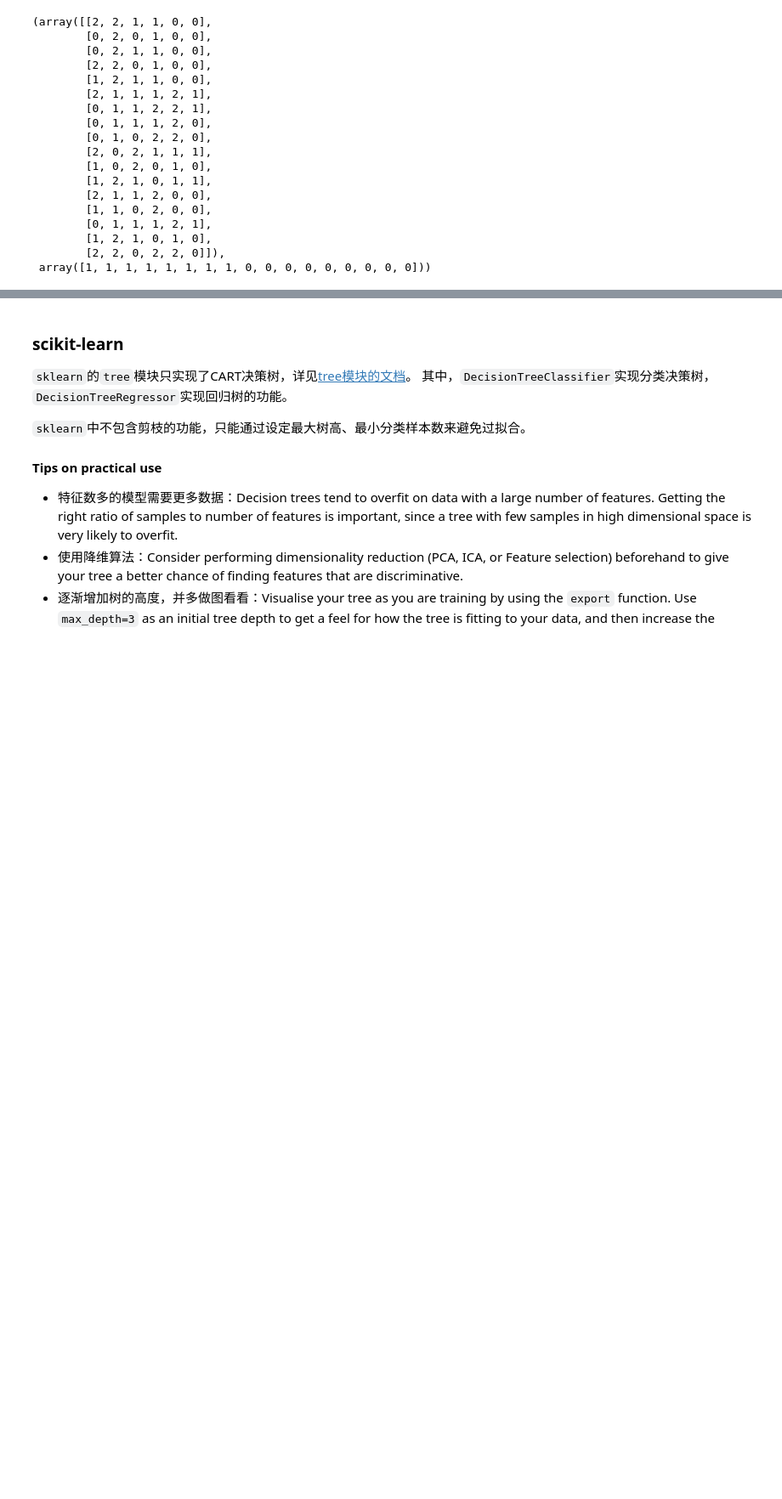
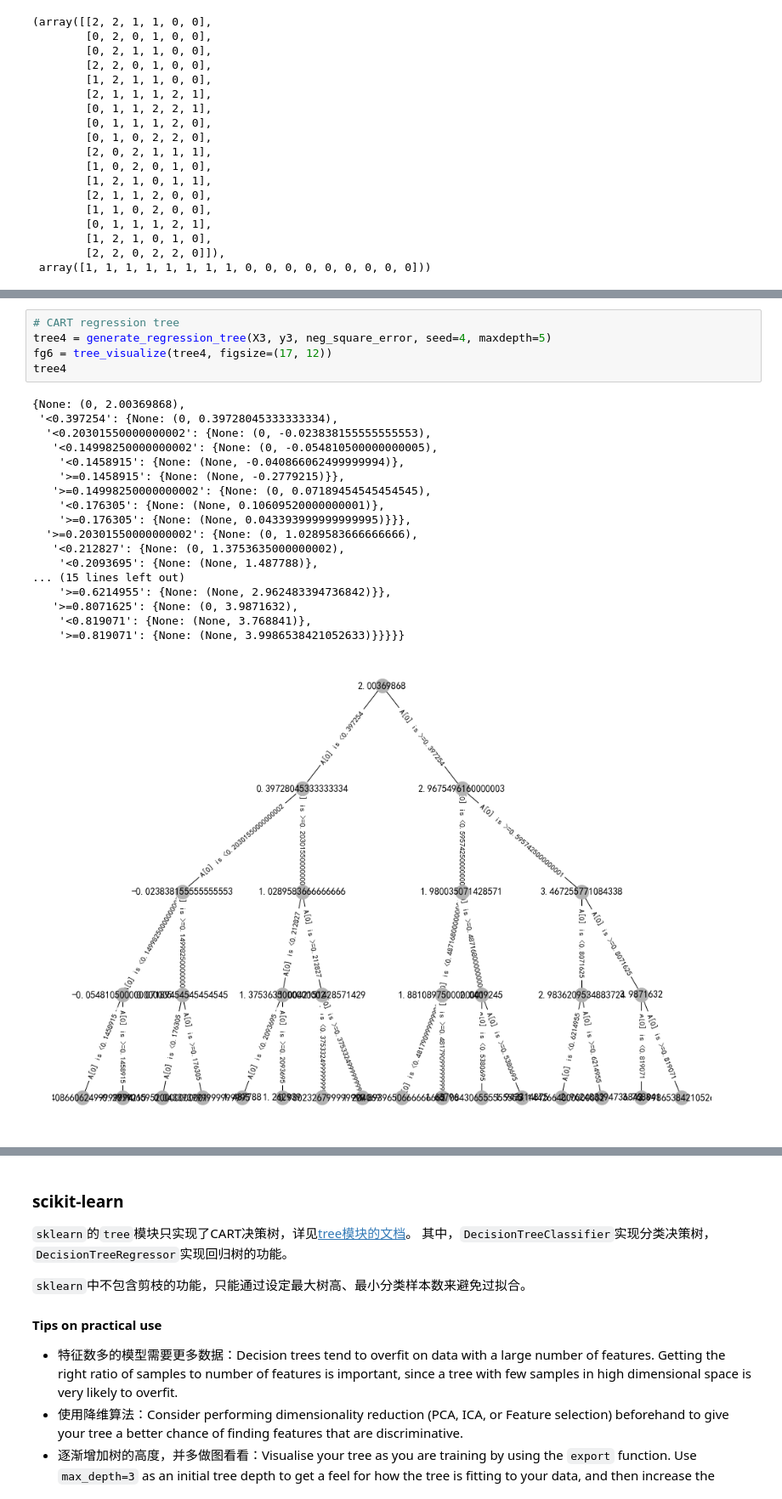
Before and after one commit to szqtc/MyMachineLearningNotes, a Jupyter notebook: 3_Trees.ipynb, the cells around one changed output, grey strips where cells are left out. Shown: that part at 85% size. Cells and saved outputs as stored; diff of their text form; blank space fills up the shorter version.

```diff
--- a/3_Trees.ipynb
+++ b/3_Trees.ipynb
@@ -721,0 +1014,24 @@ X_, y_.ravel()
+# %%
+# CART regression tree
+tree4 = generate_regression_tree(X3, y3, neg_square_error, seed=4, maxdepth=5)
+fg6 = tree_visualize(tree4, figsize=(17, 12))
+tree4
+# %% [output]
+{None: (0, 2.00369868),
+ '<0.397254': {None: (0, 0.39728045333333334),
+  '<0.20301550000000002': {None: (0, -0.023838155555555553),
+   '<0.14998250000000002': {None: (0, -0.054810500000000005),
+    '<0.1458915': {None: (None, -0.040866062499999994)},
+    '>=0.1458915': {None: (None, -0.2779215)}},
+   '>=0.14998250000000002': {None: (0, 0.07189454545454545),
+    '<0.176305': {None: (None, 0.10609520000000001)},
+    '>=0.176305': {None: (None, 0.043393999999999995)}}},
+  '>=0.20301550000000002': {None: (0, 1.0289583666666666),
+   '<0.212827': {None: (0, 1.3753635000000002),
+    '<0.2093695': {None: (None, 1.487788)},
+... (15 lines left out)
+    '>=0.6214955': {None: (None, 2.962483394736842)}},
+   '>=0.8071625': {None: (0, 3.9871632),
+    '<0.819071': {None: (None, 3.768841)},
+    '>=0.819071': {None: (None, 3.9986538421052633)}}}}}
+[figure, added]
```
Also changed, not shown: parts of 26 cells of this notebook, 1 other file.
